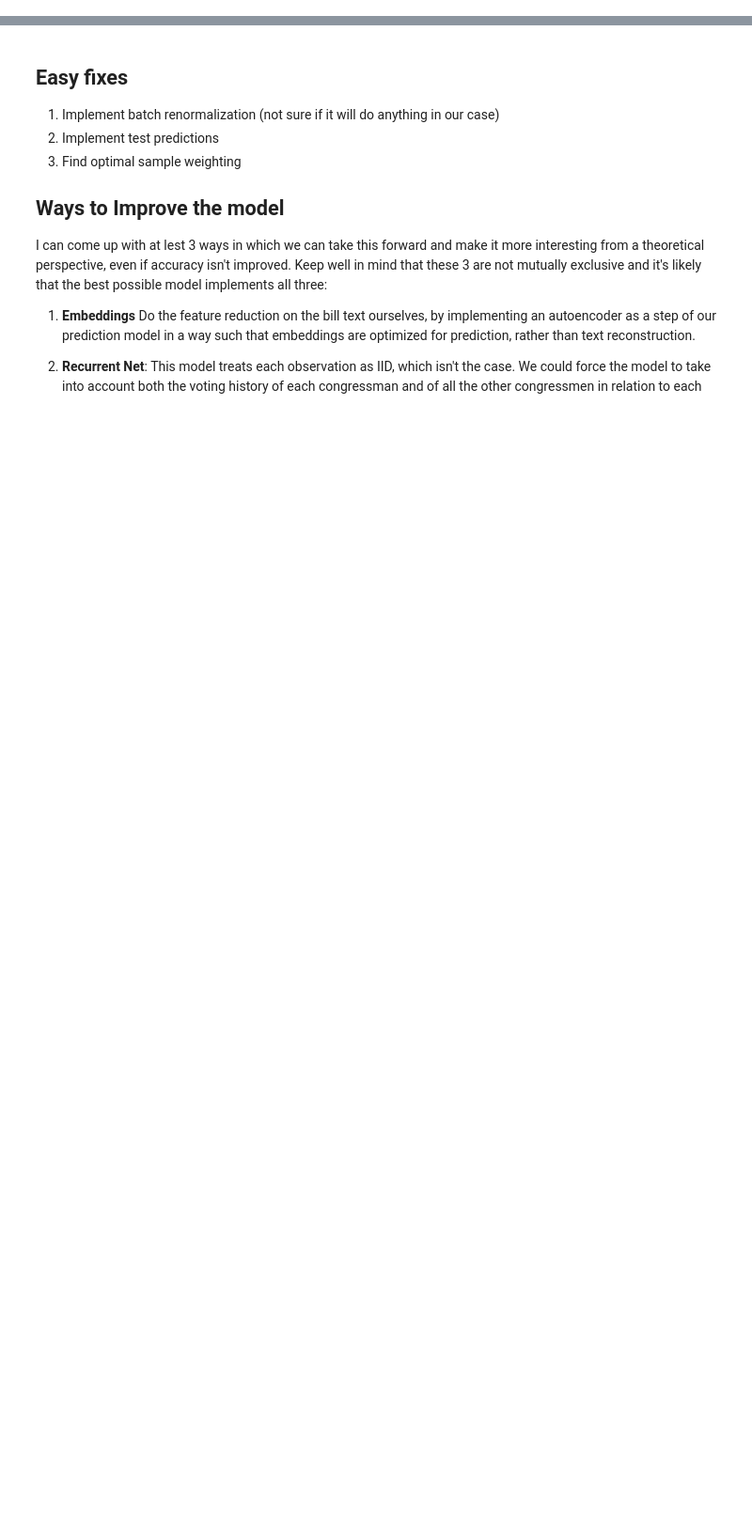
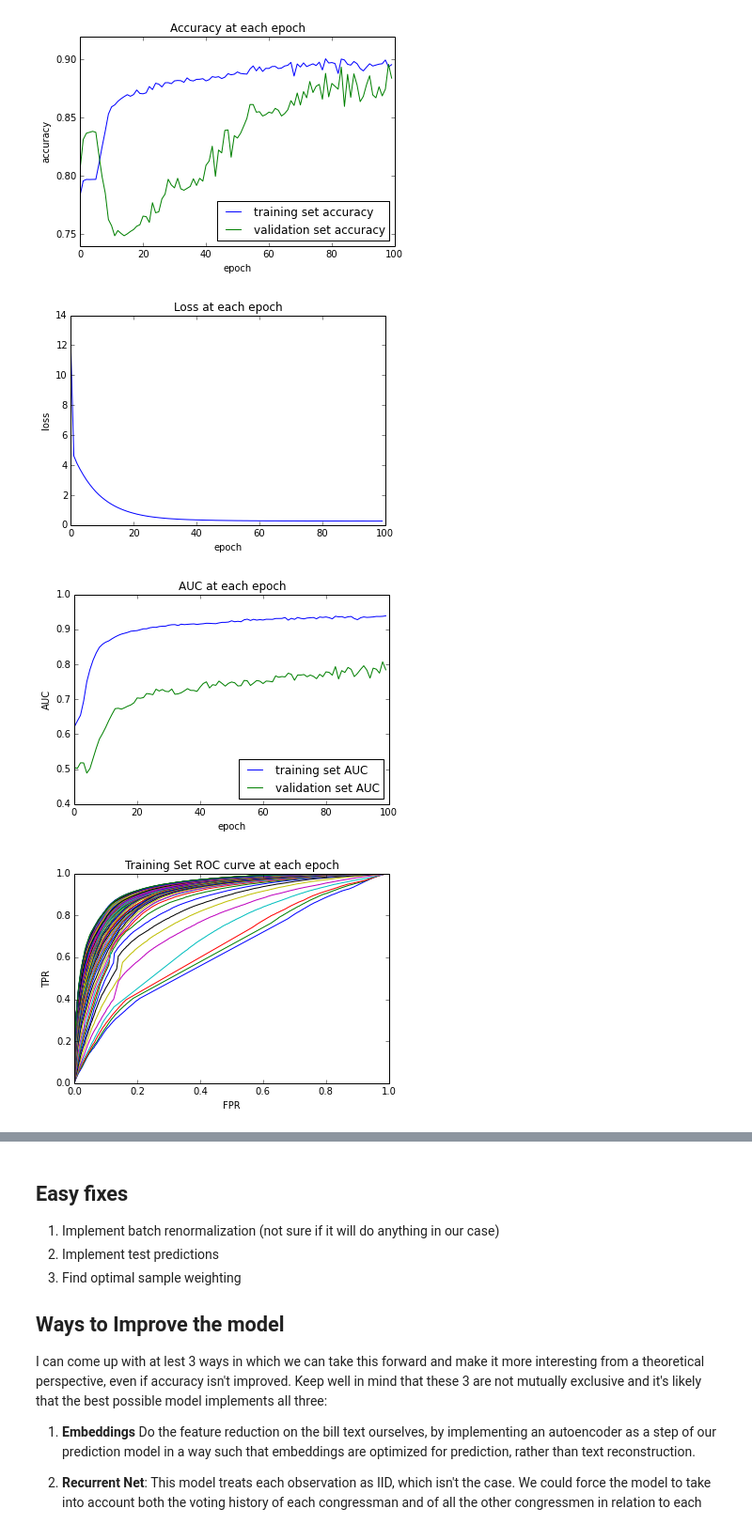
Before and after one commit to marcomorucci/congress_prediction, a Jupyter notebook: src/Deepnet Tests.ipynb, the cells around one changed output, grey strips where cells are left out. Shown at 94% size. Cells and saved outputs as stored; diff of their text form; code cells hidden in the pictures; blank space fills up the shorter version.

```diff
--- a/src/Deepnet Tests.ipynb
+++ b/src/Deepnet Tests.ipynb
@@ -47,5 +47,7 @@ Here are parameters for the configuration tested below, this is the one that has
 # %%
+## No data weights
 config = Config()
 config.max_epochs = 100
+config.add_data_weights = False
 model = test_deepnet(config)
 # %% [output]
@@ -68,0 +71,7 @@ Validation accuracy 0.64391, 950 nays predicted, auc: 0.972308
+# %%
+plot_stats(model, config)
+# %% [output]
+[figure, added]
+[figure, added]
+[figure, added]
+[figure, added]
```
Also changed, not shown: parts of 5 cells of this notebook, 1 other file.
